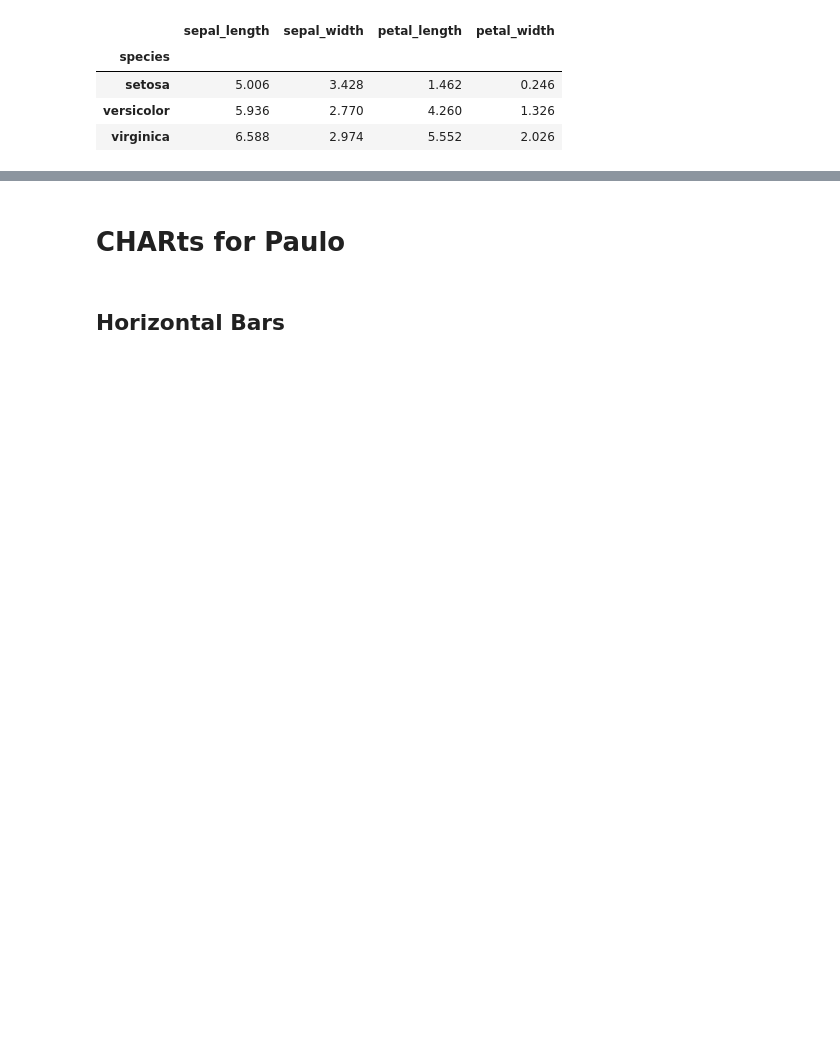
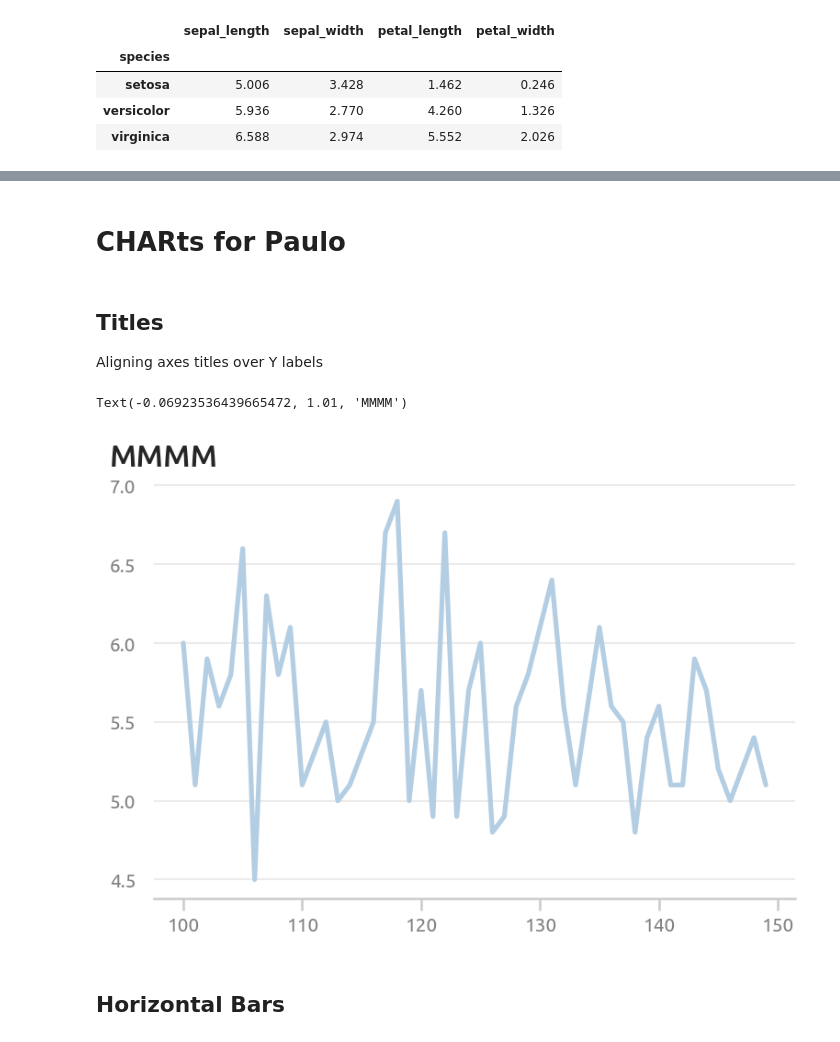
Before and after one commit to pauloneves/charp, a Jupyter notebook: plots.ipynb, the cells around one changed output, grey strips where cells are left out. Cells and saved outputs as stored; diff of their text form; code cells hidden in the pictures; blank space fills up the shorter version.

```diff
--- a/plots.ipynb
+++ b/plots.ipynb
@@ -63,7 +63,17 @@ hist_and_lines()
 # %% [markdown]
-# CHARts for Paulo
+# **CHAR**ts for **P**aulo
 # %%
 import charp
+# %% [markdown]
+## Titles
+
+Aligning axes titles over Y labels
+# %%
+ax= charp.example_chart()
+charp.set_title("MMMM", ax=ax)
+# %% [output]
+Text(-0.06923536439665472, 1.01, 'MMMM')
+[figure, added]
 # %% [markdown]
 ## Horizontal Bars
 # %%
```
Also changed, not shown: parts of 9 cells of this notebook, 1 other file.
